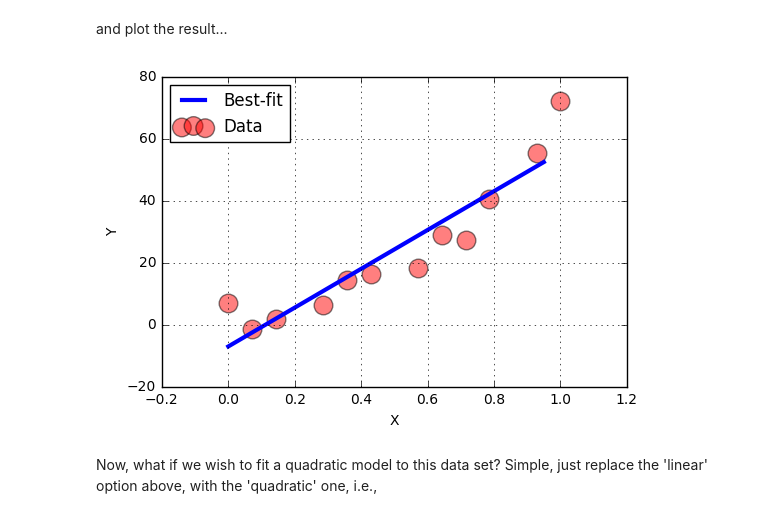
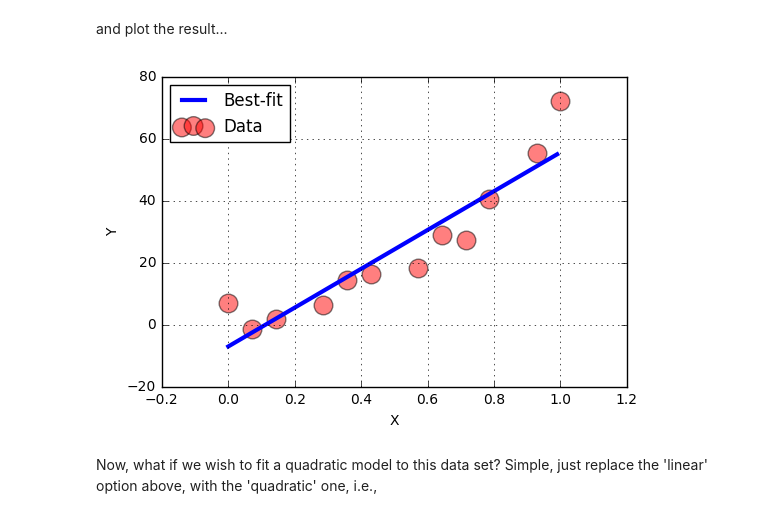
Before and after one commit to equadratures/equadratures, a Jupyter notebook: ipython-notebooks/Regression1D.ipynb, the cells around one changed output. Drawn from its saved outputs; the diff is of its cells as text; code cells hidden in the pictures.

```diff
--- a/ipython-notebooks/Regression1D.ipynb
+++ b/ipython-notebooks/Regression1D.ipynb
@@ -34,21 +34,21 @@ poly1 = PolyFit(x_train.T, y_train.T, 'linear')
 # %% [markdown]
 Now we now test our model
 # %%
-x_test = np.mat(np.arange(0.0, 1.0, 0.05), dtype='float64')
+x_test = np.mat(np.arange(0.0, 1.0, 0.01), dtype='float64')
 y_test = poly1.testPolynomial(x_test.T)
 # %% [markdown]
 and plot the result...
 # %%
 fig = plt.figure()
 plt.grid()
 plt.scatter(x_train, y_train, s=180, c='red', alpha=0.5, label="Data")
-plt.plot(x_test.T, y_test.T, '-', linewidth=3,label="Best-fit")
+plt.plot(x_test.T, y_test, '-', linewidth=3,label="Best-fit")
 plt.xlabel('X')
 plt.ylabel('Y')
 plt.legend(loc=2)
 plt.show()
 # %% [output]
-[figure, old version]
+[figure, new version]
 # %% [markdown]
 Now, what if we wish to fit a quadratic model to this data set? Simple, just replace the 'linear' option above, with the 'quadratic' one, i.e.,
 # %%
```
Also changed, not shown: parts of 2 cells of this notebook, 4 other files.
